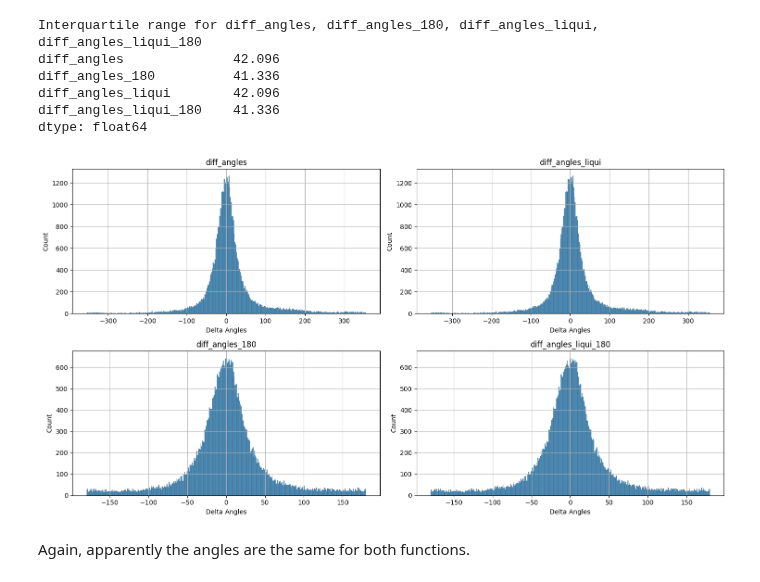
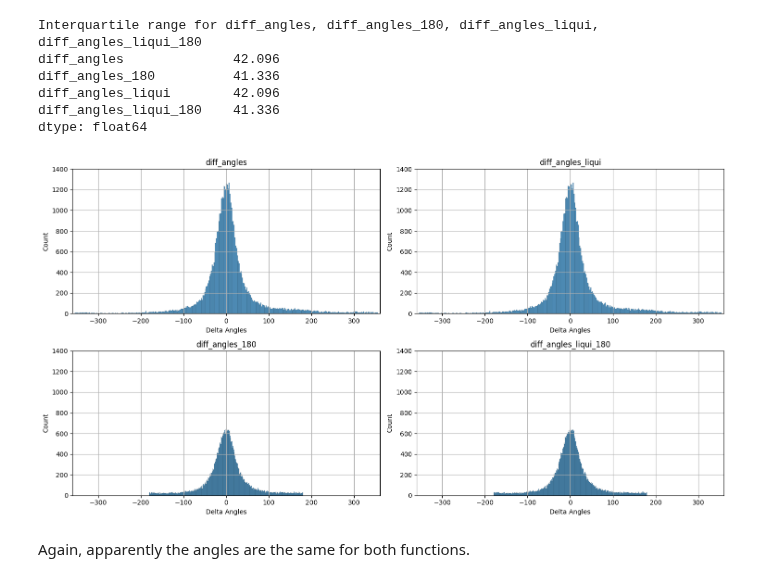
Before and after one commit to lucasbaldezzari/babesbayes-nma, a Jupyter notebook: coding/Issue4_Xiaoxiao.ipynb, the cells around one changed output. Drawn from its saved outputs; the diff is of its cells as text; code cells hidden in the pictures.

```diff
--- a/coding/Issue4_Xiaoxiao.ipynb
+++ b/coding/Issue4_Xiaoxiao.ipynb
@@ -149,27 +149,33 @@ dtype: float64
 # %%
 ##histograms of estimate_angles and	estimate_angles_liqui
 n_bins = 360
 fig, ax = plt.subplots(2,2, figsize=(15,8))
 sns.histplot(data=data_processed, x='diff_angles', bins=n_bins, ax=ax[0,0])
 sns.histplot(data=data_processed, x='diff_angles_liqui', bins=n_bins, ax=ax[0,1])
 sns.histplot(data=data_processed, x='diff_angles_180', bins=n_bins, ax=ax[1,0])
 sns.histplot(data=data_processed, x='diff_angles_liqui_180', bins=n_bins, ax=ax[1,1])
 ax[0,0].set_title("diff_angles")
 ax[0,1].set_title("diff_angles_liqui")
 ax[0,0].set_xlabel("Delta Angles")
 ax[0,1].set_xlabel("Delta Angles")
 ax[1,0].set_title("diff_angles_180")
 ax[1,1].set_title("diff_angles_liqui_180")
 ax[1,0].set_xlabel("Delta Angles")
 ax[1,1].set_xlabel("Delta Angles")
 ax[0,0].grid()
 ax[0,1].grid()
 ax[1,0].grid()
 ax[1,1].grid()
+##limitting the x axes to -360 and 360 and the y axes to 0 and 1400
+for i in range(2):
+    for j in range(2):
+        ax[i,j].set_xlim(-360,360)
+        ax[i,j].set_ylim(0,1400)
+
 ##tight layout
 plt.tight_layout()
 plt.show()
 # %% [output]
-[figure, old version]
+[figure, new version]
 # %% [markdown]
 Again, apparently the angles are the same for both functions.
```
Also changed, not shown: parts of 1 cell of this notebook.
